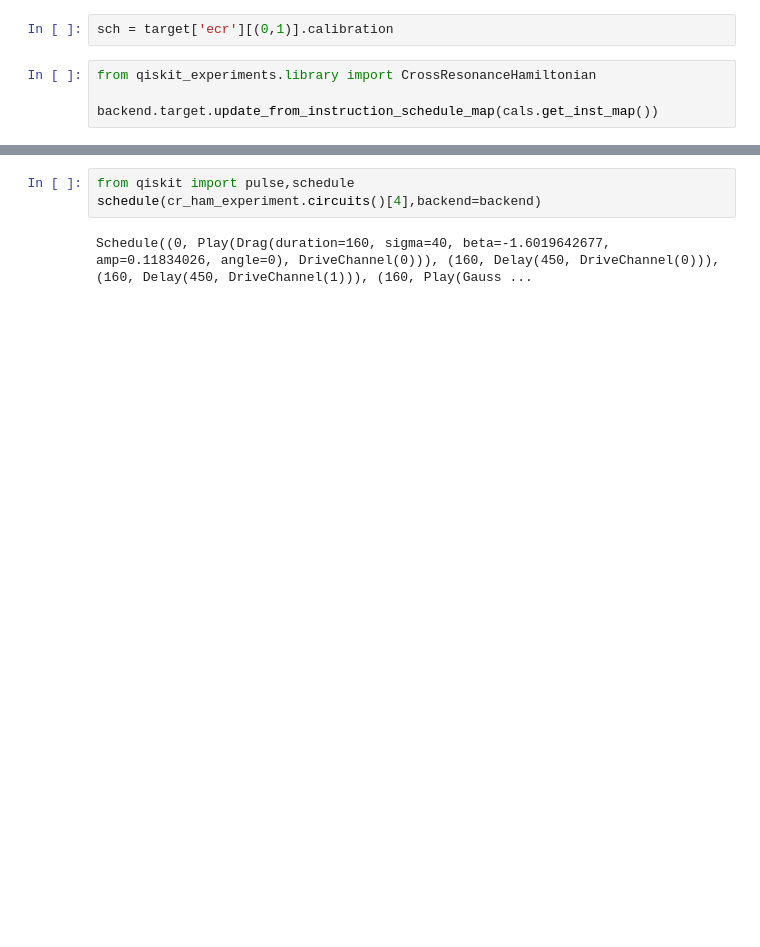
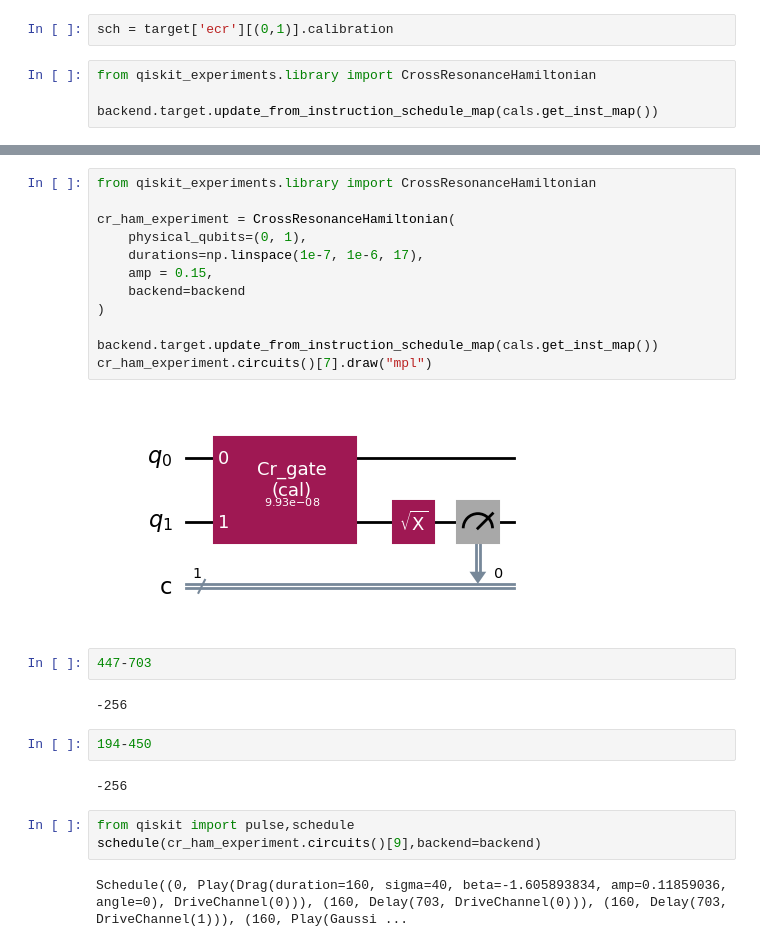
Before and after one commit to pop756/Quantum_KAN, a Jupyter notebook: Pulse_simulator.ipynb, the cells around one changed output, grey strips where cells are left out. Cells and saved outputs as stored; diff of their text form; blank space fills up the shorter version.

```diff
--- a/Pulse_simulator.ipynb
+++ b/Pulse_simulator.ipynb
@@ -326,8 +350,30 @@ result.get_counts(0)
+# %%
+from qiskit_experiments.library import CrossResonanceHamiltonian
+
+cr_ham_experiment = CrossResonanceHamiltonian(
+    physical_qubits=(0, 1),
+    durations=np.linspace(1e-7, 1e-6, 17),
+    amp = 0.15,
+    backend=backend
+)
+
+backend.target.update_from_instruction_schedule_map(cals.get_inst_map())
+cr_ham_experiment.circuits()[7].draw("mpl")
+# %% [output]
+[figure, added]
+# %%
+447-703
+# %% [output]
+-256
+# %%
+194-450
+# %% [output]
+-256
 # %%
 from qiskit import pulse,schedule
-schedule(cr_ham_experiment.circuits()[4],backend=backend)
+schedule(cr_ham_experiment.circuits()[9],backend=backend)
 # %% [output]
-Schedule((0, Play(Drag(duration=160, sigma=40, beta=-1.6019642677, amp=0.11834026, angle=0), DriveChannel(0))), (160, Delay(450, DriveChannel(0))), (160, Delay(450, DriveChannel(1))), (160, Play(Gauss ...
+Schedule((0, Play(Drag(duration=160, sigma=40, beta=-1.605893834, amp=0.11859036, angle=0), DriveChannel(0))), (160, Delay(703, DriveChannel(0))), (160, Delay(703, DriveChannel(1))), (160, Play(Gaussi ...
 # %%
 %time data_cr = cr_ham_experiment.run().block_for_results()
 # %% [output]
```
Also changed, not shown: parts of 21 cells of this notebook.
